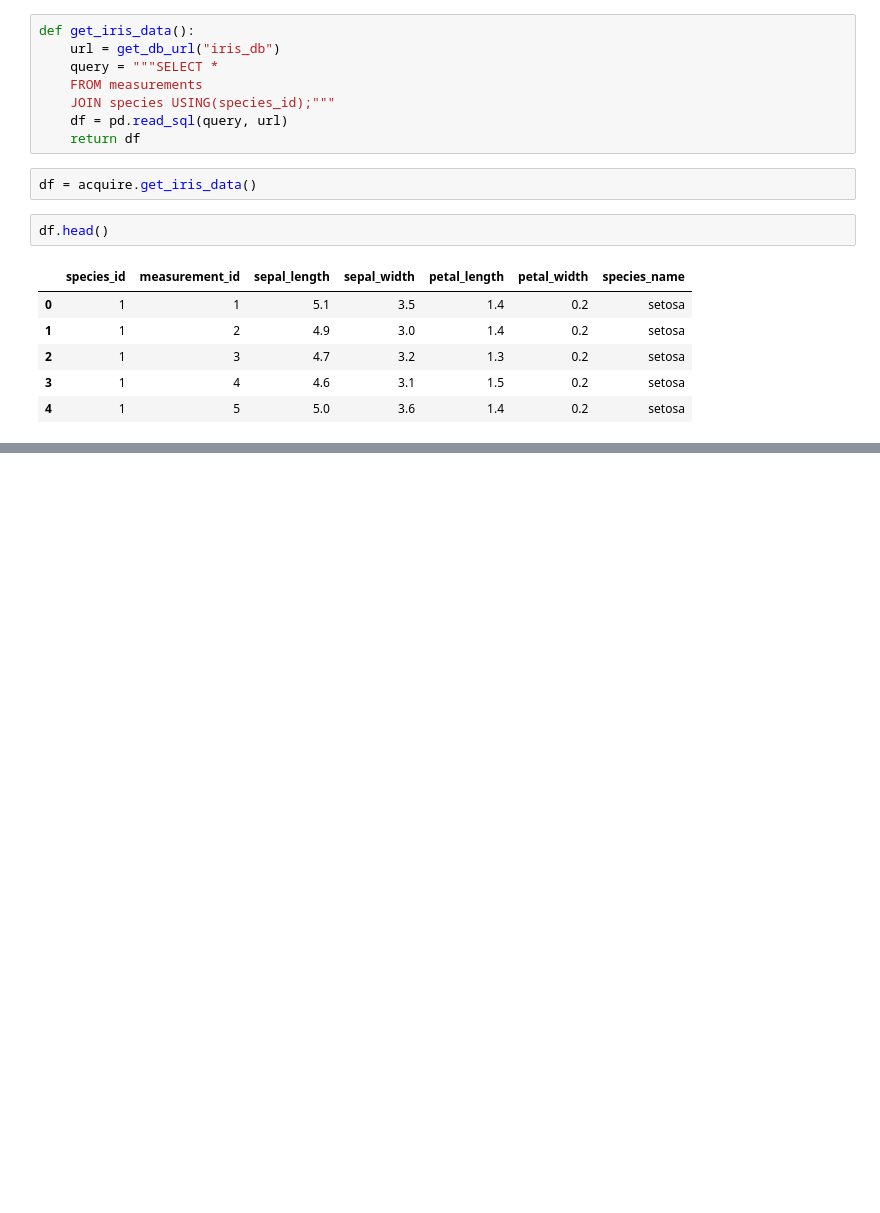
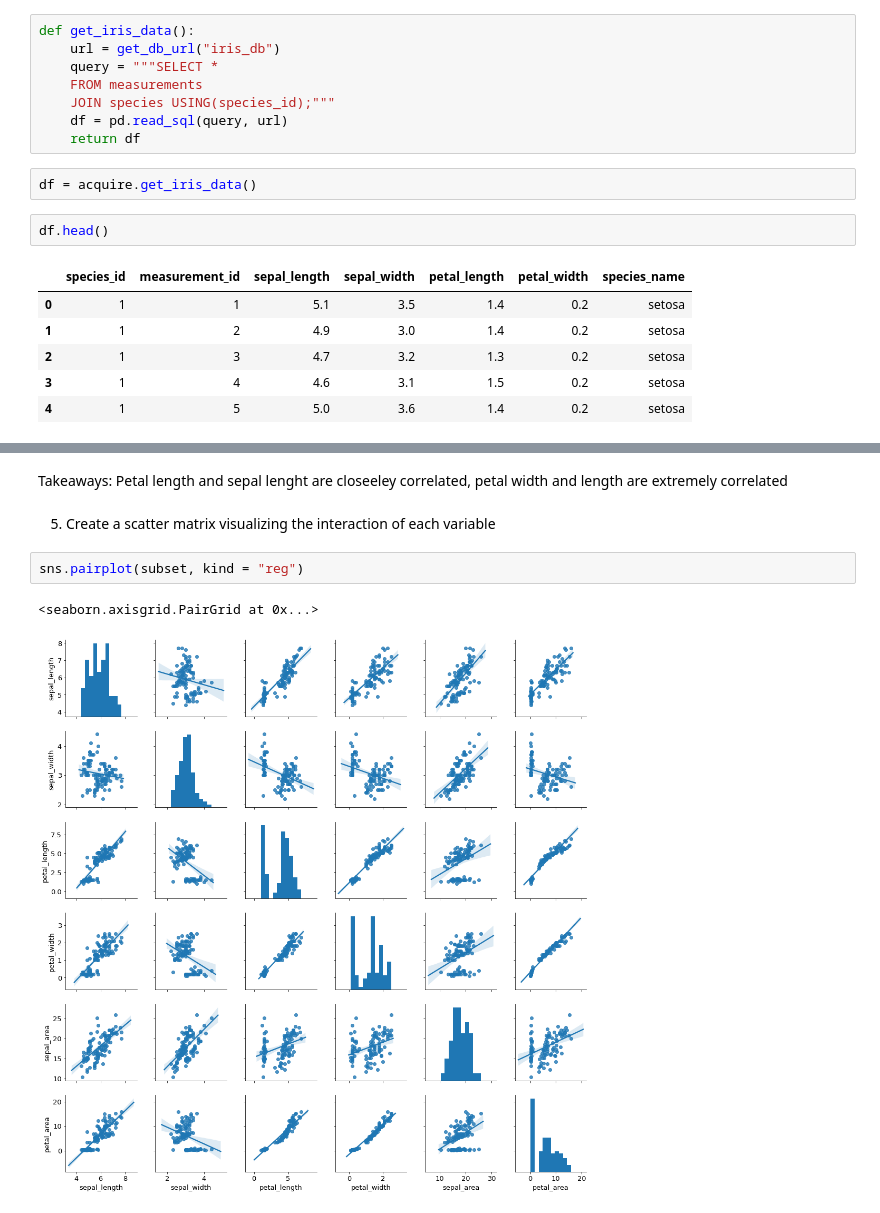
Before and after one commit to yvonneking1/ds-methodologies-exercises, a Jupyter notebook: classification/classification_exercises.ipynb, the cells around one changed output, grey strips where cells are left out. Drawn from its saved outputs; the diff is of its cells as text; blank space fills up the shorter version.

```diff
--- a/classification/classification_exercises.ipynb
+++ b/classification/classification_exercises.ipynb
@@ -240,0 +377,9 @@ df.head()
+# %% [markdown]
+Takeaways: Petal length and sepal lenght are closeeley correlated, petal width and length are extremely correlated
+# %% [markdown]
+5. Create a scatter matrix visualizing the interaction of each variable
+# %%
+sns.pairplot(subset, kind = "reg")
+# %% [output]
+<seaborn.axisgrid.PairGrid at 0x...>
+[figure, added]
```
Also changed, not shown: parts of 37 cells of this notebook.
